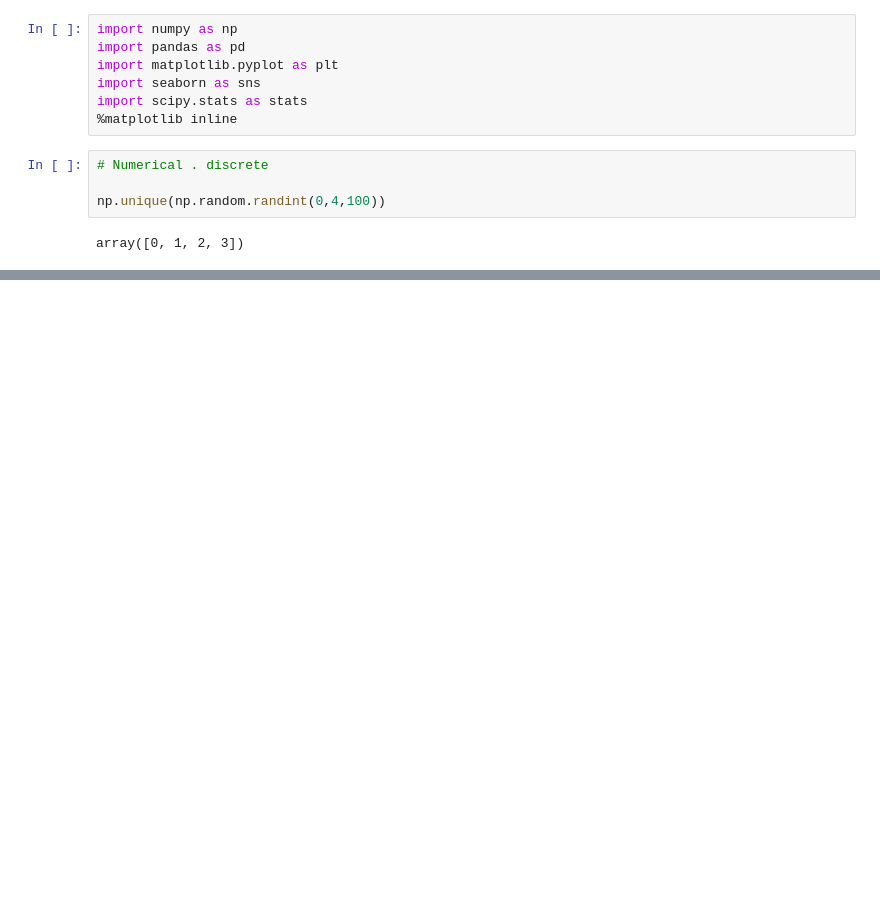
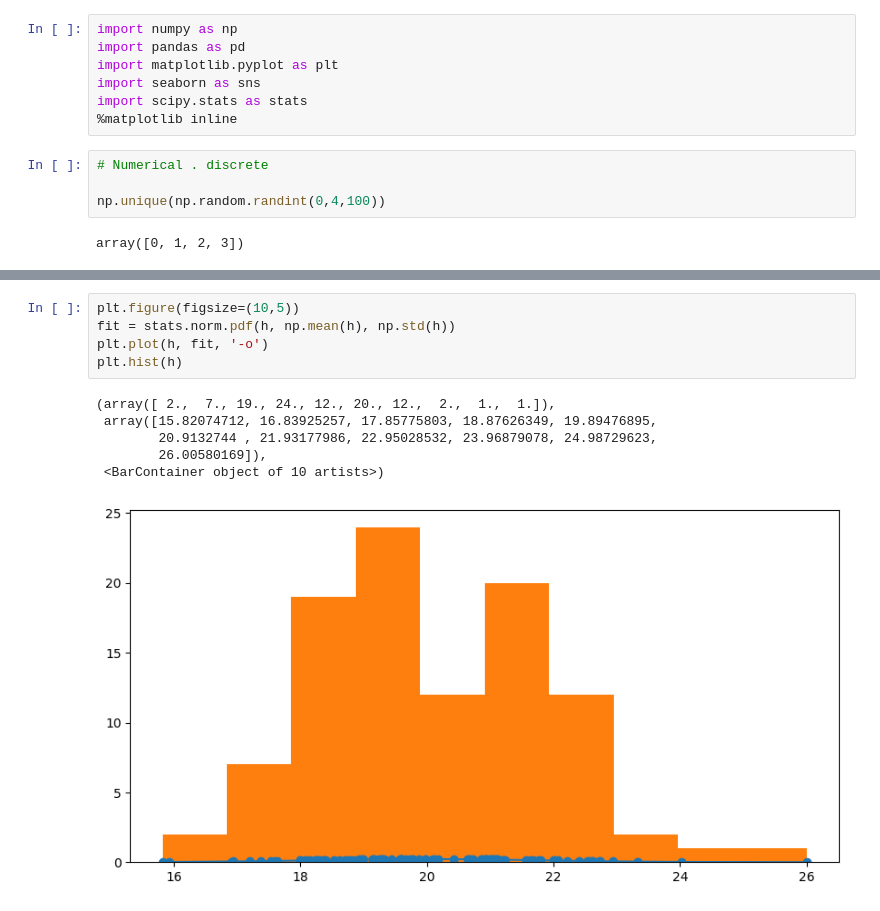
Before and after one commit to edwinmesa/dt_learn_data_science, a Jupyter notebook: python/statistics/ACADGILD/video_data_types.ipynb, the cells around one changed output, grey strips where cells are left out. Cells and saved outputs as stored; diff of their text form; blank space fills up the shorter version.

```diff
--- a/python/statistics/ACADGILD/video_data_types.ipynb
+++ b/python/statistics/ACADGILD/video_data_types.ipynb
@@ -47,0 +46,12 @@ h
+# %%
+plt.figure(figsize=(10,5))
+fit = stats.norm.pdf(h, np.mean(h), np.std(h))
+plt.plot(h, fit, '-o')
+plt.hist(h)
+# %% [output]
+(array([ 2.,  7., 19., 24., 12., 20., 12.,  2.,  1.,  1.]),
+ array([15.82074712, 16.83925257, 17.85775803, 18.87626349, 19.89476895,
+        20.9132744 , 21.93177986, 22.95028532, 23.96879078, 24.98729623,
+        26.00580169]),
+ <BarContainer object of 10 artists>)
+[figure, added]
```
Also changed, not shown: parts of 11 cells of this notebook, 10 other files.
